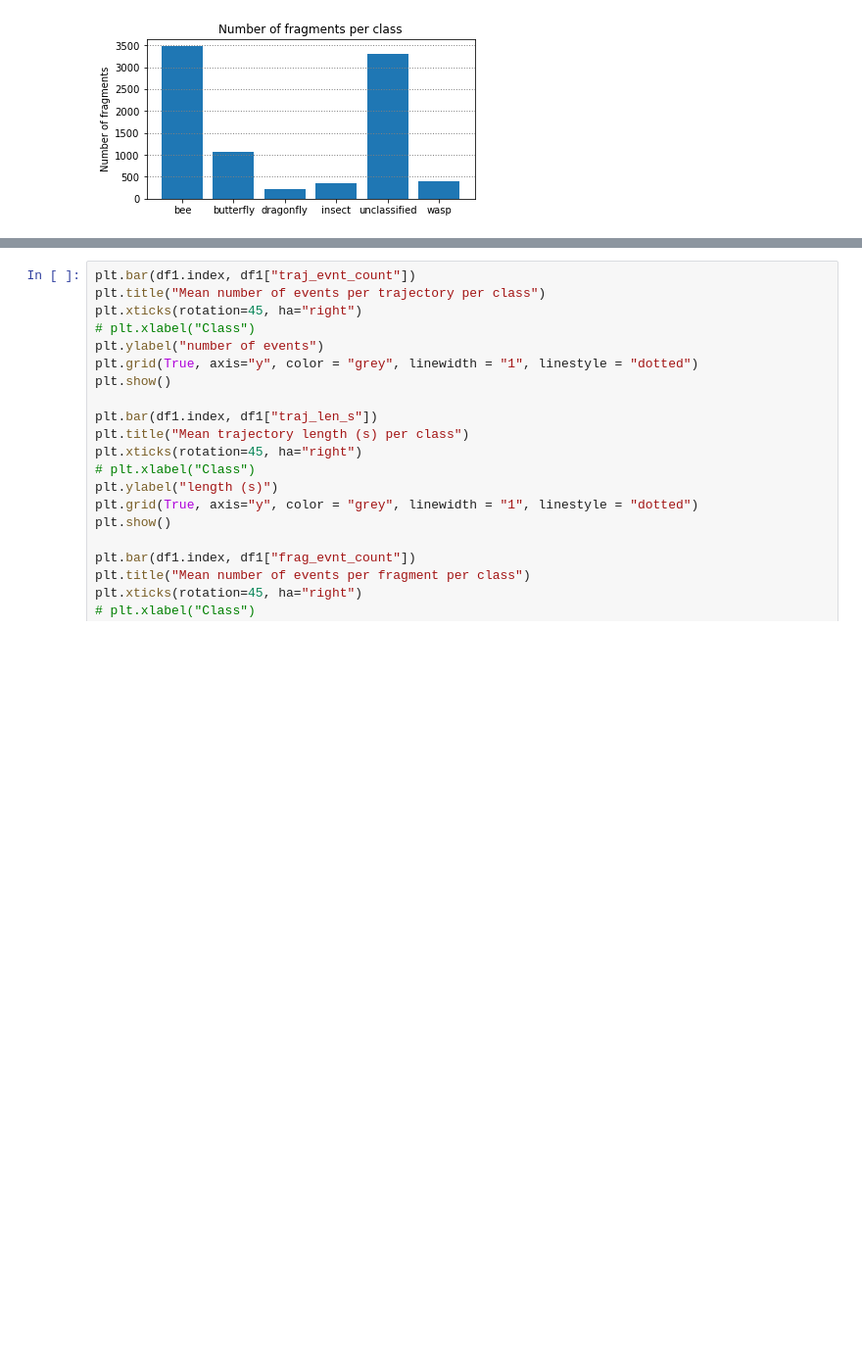
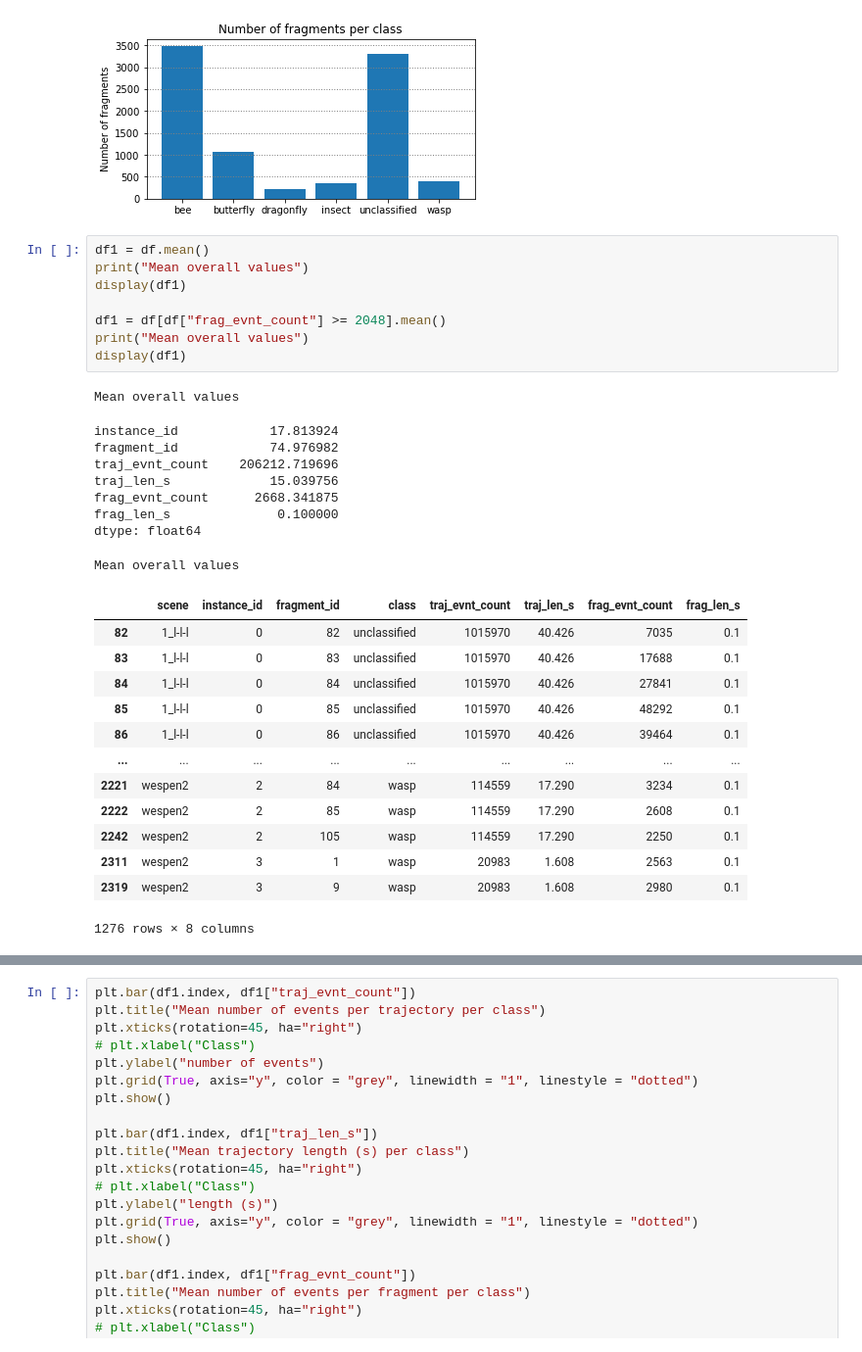
Before and after one commit to boeges/ma_point_cloud_processing, a Jupyter notebook: inspect_hist_statistics.ipynb, the cells around one changed output, grey strips where cells are left out. Shown at 98% size. Drawn from its saved outputs; the diff is of its cells as text; blank space fills up the shorter version.

```diff
--- a/inspect_hist_statistics.ipynb
+++ b/inspect_hist_statistics.ipynb
@@ -112,5 +112,36 @@ unclassified    3308
 wasp             397
 dtype: int64
 [figure]
+# %%
+df1 = df.mean()
+print("Mean overall values")
+display(df1)
+
+df1 = df[df["frag_evnt_count"] >= 2048].mean()
+print("Mean overall values")
+display(df1)
+# %% [output]
+Mean overall values
+instance_id            17.813924
+fragment_id            74.976982
+traj_evnt_count    206212.719696
+traj_len_s             15.039756
+frag_evnt_count      2668.341875
+frag_len_s              0.100000
+dtype: float64
+Mean overall values
+|  | scene | instance_id | fragment_id | class | traj_evnt_count | traj_len_s | frag_evnt_count | frag_len_s |
+| 82 | 1_l-l-l | 0 | 82 | unclassified | 1015970 | 40.426 | 7035 | 0.1 |
+| 83 | 1_l-l-l | 0 | 83 | unclassified | 1015970 | 40.426 | 17688 | 0.1 |
+| 84 | 1_l-l-l | 0 | 84 | unclassified | 1015970 | 40.426 | 27841 | 0.1 |
+| 85 | 1_l-l-l | 0 | 85 | unclassified | 1015970 | 40.426 | 48292 | 0.1 |
+| 86 | 1_l-l-l | 0 | 86 | unclassified | 1015970 | 40.426 | 39464 | 0.1 |
+| ... | ... | ... | ... | ... | ... | ... | ... | ... |
+| 2221 | wespen2 | 2 | 84 | wasp | 114559 | 17.290 | 3234 | 0.1 |
+| 2222 | wespen2 | 2 | 85 | wasp | 114559 | 17.290 | 2608 | 0.1 |
+| 2242 | wespen2 | 2 | 105 | wasp | 114559 | 17.290 | 2250 | 0.1 |
+| 2311 | wespen2 | 3 | 1 | wasp | 20983 | 1.608 | 2563 | 0.1 |
+| 2319 | wespen2 | 3 | 9 | wasp | 20983 | 1.608 | 2980 | 0.1 |
+1276 rows × 8 columns
 # %%
 df1 = df.groupby(["class"]).mean()[["traj_evnt_count", "traj_len_s", "frag_evnt_count"]]
```
Also changed, not shown: parts of 1 cell of this notebook, 1 other file.
